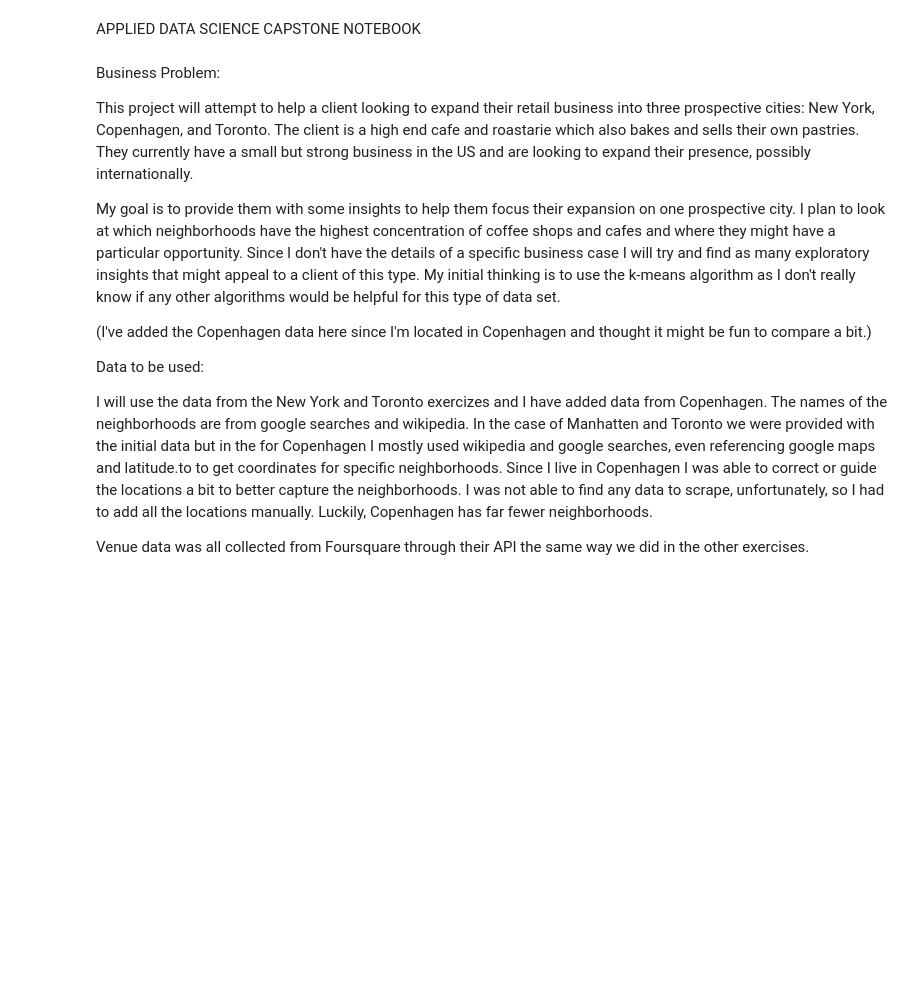
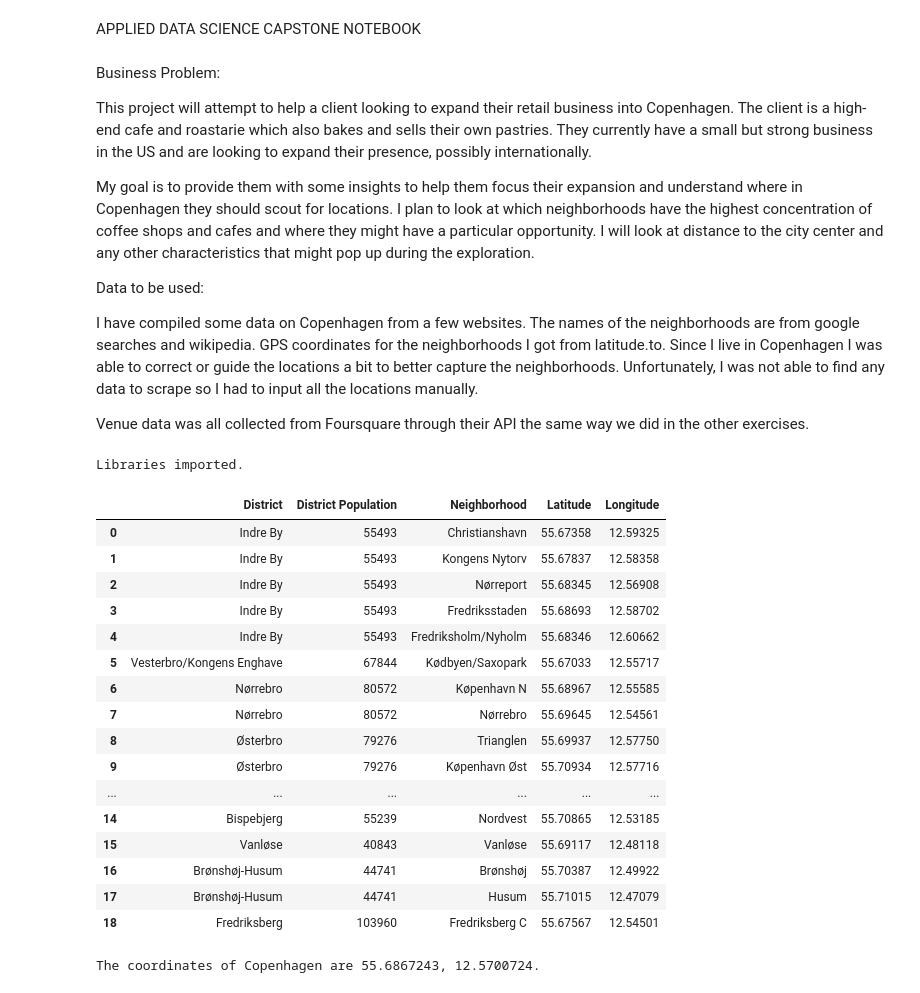
Before and after one commit to tmaher03/Data-Science, a Jupyter notebook: Capstone_notebook.ipynb, the cells around one changed output. Cells and saved outputs as stored; diff of their text form; code cells hidden in the pictures; blank space fills up the shorter version.

```diff
--- a/Capstone_notebook.ipynb
+++ b/Capstone_notebook.ipynb
@@ -3,14 +3,12 @@ APPLIED DATA SCIENCE CAPSTONE NOTEBOOK
 # %% [markdown]
 Business Problem:
 
-This project will attempt to help a client looking to expand their retail business into three prospective cities: New York, Copenhagen, and Toronto. The client is a high end cafe and roastarie which also bakes and sells their own pastries. They currently have a small but strong business in the US and are looking to expand their presence, possibly internationally.
+This project will attempt to help a client looking to expand their retail business into Copenhagen. The client is a high-end cafe and roastarie which also bakes and sells their own pastries. They currently have a small but strong business in the US and are looking to expand their presence, possibly internationally.
 
-My goal is to provide them with some insights to help them focus their expansion on one prospective city. I plan to look at which neighborhoods have the highest concentration of coffee shops and cafes and where they might have a particular opportunity. Since I don't have the details of a specific business case I will try and find as many exploratory insights that might appeal to a client of this type. My initial thinking is to use the k-means algorithm as I don't really know if any other algorithms would be helpful for this type of data set.
-
-(I've added the Copenhagen data here since I'm located in Copenhagen and thought it might be fun to compare a bit.)
+My goal is to provide them with some insights to help them focus their expansion and understand where in Copenhagen they should scout for locations. I plan to look at which neighborhoods have the highest concentration of coffee shops and cafes and where they might have a particular opportunity. I will look at distance to the city center and any other characteristics that might pop up during the exploration.
 
 Data to be used:
 
-I will use the data from the New York and Toronto exercizes and I have added data from Copenhagen. The names of the neighborhoods are from google searches and wikipedia. In the case of Manhatten and Toronto we were provided with the initial data but in the for Copenhagen I mostly used wikipedia and google searches, even referencing google maps and latitude.to to get coordinates for specific neighborhoods. Since I live in Copenhagen I was able to correct or guide the locations a bit to better capture the neighborhoods. I was not able to find any data to scrape, unfortunately, so I had to add all the locations manually. Luckily, Copenhagen has far fewer neighborhoods.
+I have compiled some data on Copenhagen from a few websites. The names of the neighborhoods are from google searches and wikipedia. GPS coordinates for the neighborhoods I got from latitude.to. Since I live in Copenhagen I was able to correct or guide the locations a bit to better capture the neighborhoods. Unfortunately, I was not able to find any data to scrape so I had to input all the locations manually.
 
 Venue data was all collected from Foursquare through their API the same way we did in the other exercises.
@@ -19,0 +15,71 @@ import numpy as np
+# %%
+import pandas as pd
+import numpy as np
+
+import requests
+import json
+
+from geopy.geocoders import Nominatim
+
+import requests
+from pandas.io.json import json_normalize
+
+# Matplotlib and associated plotting modules
+%matplotlib inline
+
+import matplotlib as mpl
+import matplotlib.pyplot as plt
+import matplotlib.cm as cm
+import matplotlib.colors as colors
+
+# import k-means from clustering stage
+from sklearn.cluster import KMeans
+
+import folium # map rendering library
+import geocoder # import geocoder
+
+print('Libraries imported.')
+# %% [output]
+Libraries imported.
+# %%
+cph_df = pd.DataFrame({'District':['Indre By','Indre By','Indre By','Indre By','Indre By','Vesterbro/Kongens Enghave',
+                              'Nørrebro','Nørrebro','Østerbro','Østerbro','Amager Øst','Amager Øst','Amager Vest',
+                              'Valby','Bispebjerg','Vanløse','Brønshøj-Husum','Brønshøj-Husum','Fredriksberg'],
+                  'District Population':[55493,55493,55493,55493,55493,67844,80572,80572,79276,79276,57673,57673,71755,56274,
+                                        55239,40843,44741,44741,103960],
+                  'Neighborhood':['Christianshavn','Kongens Nytorv','Nørreport','Fredriksstaden','Fredriksholm/Nyholm',
+                                 'Kødbyen/Saxopark','Køpenhavn N','Nørrebro','Trianglen','Køpenhavn Øst','Amagerbro',
+                                 'Sundbyøster','Sundby','Valby','Nordvest','Vanløse','Brønshøj','Husum','Fredriksberg C'],
+                  'Latitude':[55.67358,55.67837,55.68345,55.68693,55.68346,55.67033,55.68967,55.69645,55.69937,55.70934,
+                             55.66562,55.65455,55.63772,55.66166,55.70865,55.69117,55.70387,55.71015,55.67567],
+                  'Longitude':[12.59325,12.58358,12.56908,12.58702,12.60662,12.55717,12.55585,12.54561,12.57750,12.57716,
+                              12.60095,12.61739,12.58295,12.51678,12.53185,12.48118,12.49922,12.47079,12.54501]})
+cph_df
+# %% [output]
+|  | District | District Population | Neighborhood | Latitude | Longitude |
+| 0 | Indre By | 55493 | Christianshavn | 55.67358 | 12.59325 |
+| 1 | Indre By | 55493 | Kongens Nytorv | 55.67837 | 12.58358 |
+| 2 | Indre By | 55493 | Nørreport | 55.68345 | 12.56908 |
+| 3 | Indre By | 55493 | Fredriksstaden | 55.68693 | 12.58702 |
+| 4 | Indre By | 55493 | Fredriksholm/Nyholm | 55.68346 | 12.60662 |
+| 5 | Vesterbro/Kongens Enghave | 67844 | Kødbyen/Saxopark | 55.67033 | 12.55717 |
+| 6 | Nørrebro | 80572 | Køpenhavn N | 55.68967 | 12.55585 |
+| 7 | Nørrebro | 80572 | Nørrebro | 55.69645 | 12.54561 |
+| 8 | Østerbro | 79276 | Trianglen | 55.69937 | 12.57750 |
+| 9 | Østerbro | 79276 | Køpenhavn Øst | 55.70934 | 12.57716 |
+| ... | ... | ... | ... | ... | ... |
+| 14 | Bispebjerg | 55239 | Nordvest | 55.70865 | 12.53185 |
+| 15 | Vanløse | 40843 | Vanløse | 55.69117 | 12.48118 |
+| 16 | Brønshøj-Husum | 44741 | Brønshøj | 55.70387 | 12.49922 |
+| 17 | Brønshøj-Husum | 44741 | Husum | 55.71015 | 12.47079 |
+| 18 | Fredriksberg | 103960 | Fredriksberg C | 55.67567 | 12.54501 |
+# %%
+address = 'Copenhagen, Denmark'
+
+geolocator = Nominatim(user_agent="Tor_explorer")
+location = geolocator.geocode(address)
+latitude = location.latitude
+longitude = location.longitude
+print(f'The coordinates of Copenhagen are {latitude}, {longitude}.')
+# %% [output]
+The coordinates of Copenhagen are 55.6867243, 12.5700724.
```
Also changed, not shown: parts of 32 cells of this notebook.
